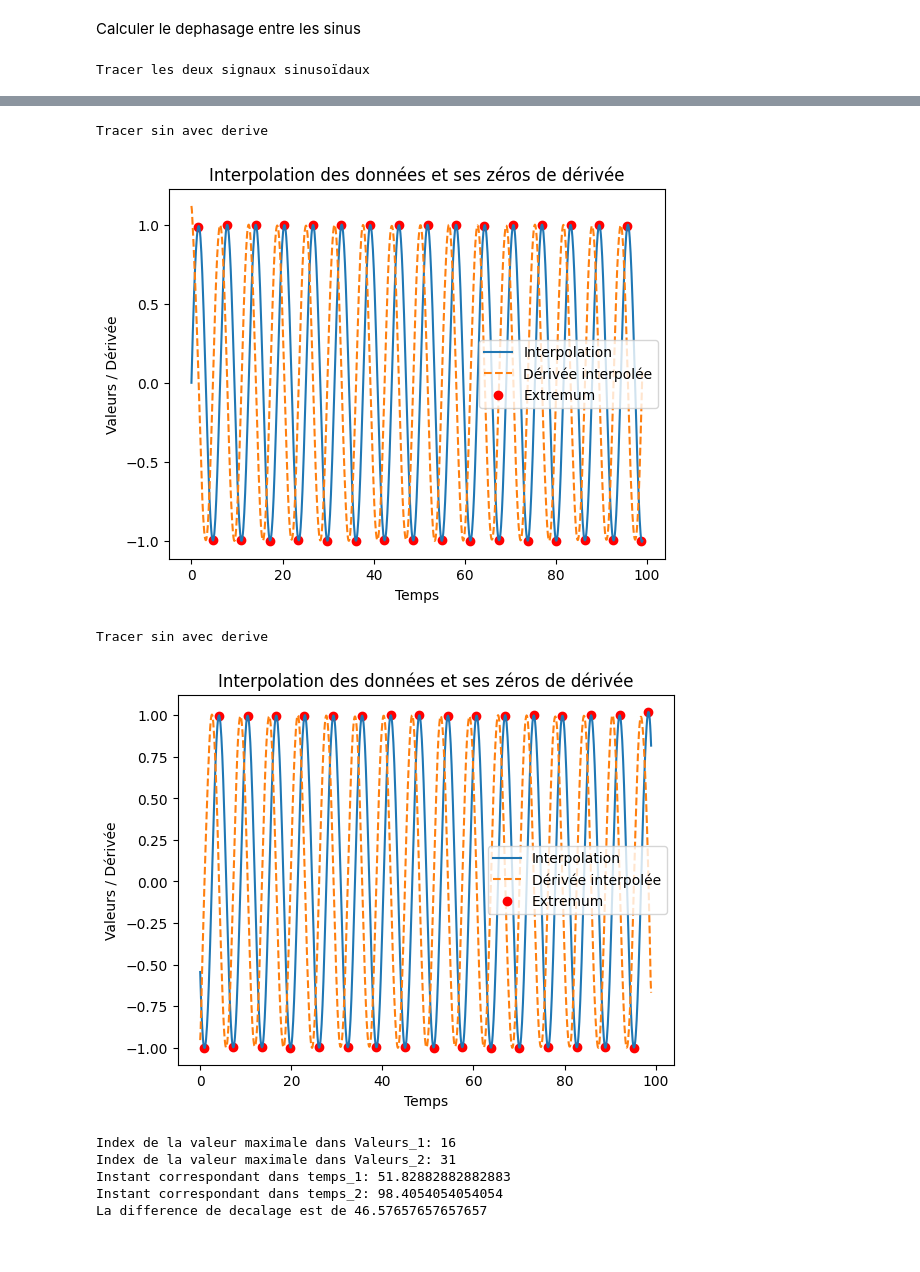
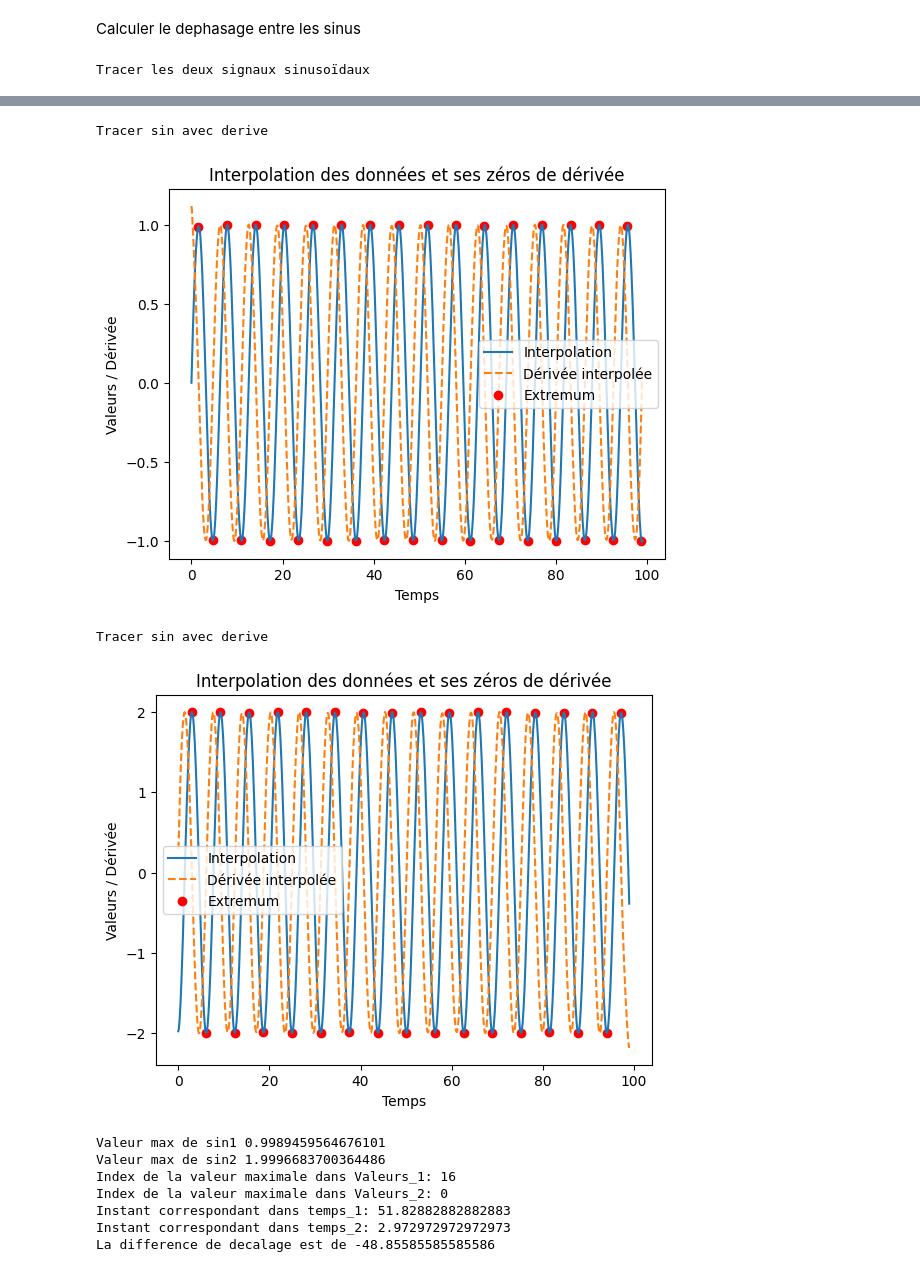
Before and after one commit to Groupe-5-Metrologie-2024/projet_metrologie_E05, a Jupyter notebook: Jupy_projet.ipynb, the cells around one changed output, grey strips where cells are left out. Drawn from its saved outputs; the diff is of its cells as text; code cells hidden in the pictures.

```diff
--- a/Jupy_projet.ipynb
+++ b/Jupy_projet.ipynb
@@ -283,14 +283,13 @@ Calculer le dephasage entre les sinus
 import numpy as np
 from scipy.interpolate import interp1d
 import matplotlib.pyplot as plt
-
 import numpy as np
 import matplotlib.pyplot as plt
 
 longueur = 100
 sinus_1 = [np.sin(i) for i in range(longueur)]
-phase_shift_supplementaire = 10
-sinus_2 = [np.sin(i + phase_shift_supplementaire) for i in range(longueur)]
+phase_shift_supplementaire = 30
+sinus_2 = [2* np.sin(i + phase_shift_supplementaire) for i in range(longueur)]
 
 T = list(range(100))
 
@@ -355,6 +354,8 @@ index_max_2 = np.argmax(Valeurs_2)
 # Trouver l'instant correspondant dans temps_2
 temps_max_2 = temps_2[index_max_2]
 
+print('Valeur max de sin1', np.max(Valeurs_1))
+print('Valeur max de sin2', np.max(Valeurs_2))
 print("Index de la valeur maximale dans Valeurs_1:", index_max_1)
 print("Index de la valeur maximale dans Valeurs_2:", index_max_2)
 
@@ -367,9 +368,11 @@ Tracer les deux signaux sinusoïdaux
 Tracer sin avec derive
 [figure]
 Tracer sin avec derive
-[figure, old version]
+[figure, new version]
+Valeur max de sin1 0.9989459564676101
+Valeur max de sin2 1.9996683700364486
 Index de la valeur maximale dans Valeurs_1: 16
-Index de la valeur maximale dans Valeurs_2: 31
+Index de la valeur maximale dans Valeurs_2: 0
 Instant correspondant dans temps_1: 51.82882882882883
-Instant correspondant dans temps_2: 98.4054054054054
-La difference de decalage est de 46.57657657657657
+Instant correspondant dans temps_2: 2.972972972972973
+La difference de decalage est de -48.85585585585586
```
Also changed, not shown: parts of 1 cell of this notebook.
